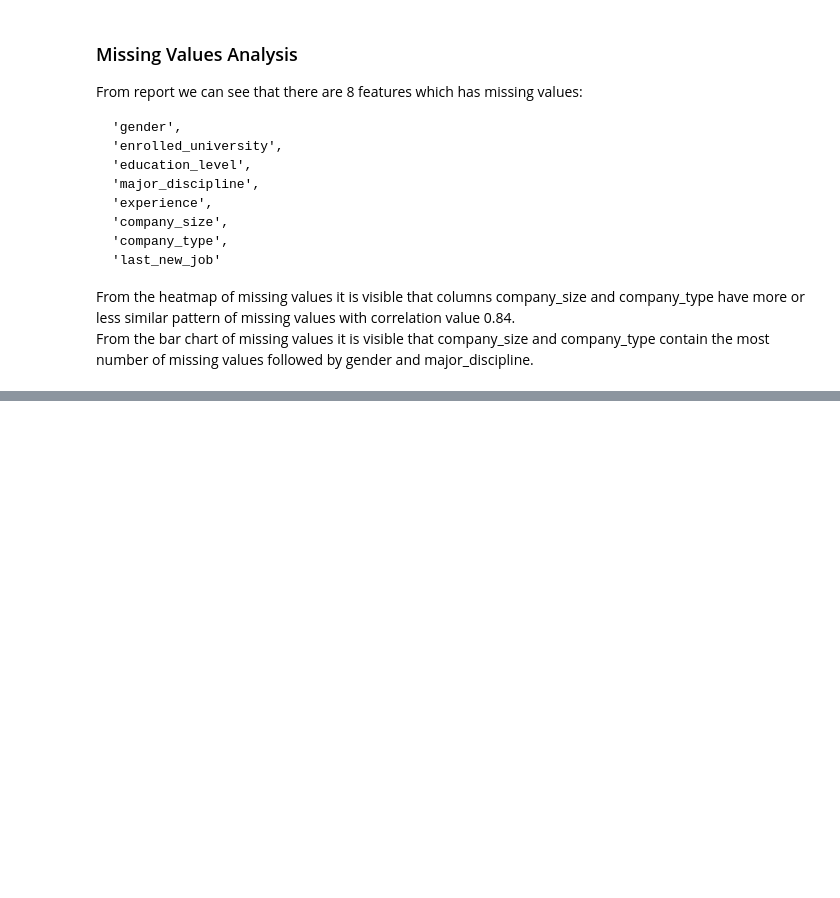
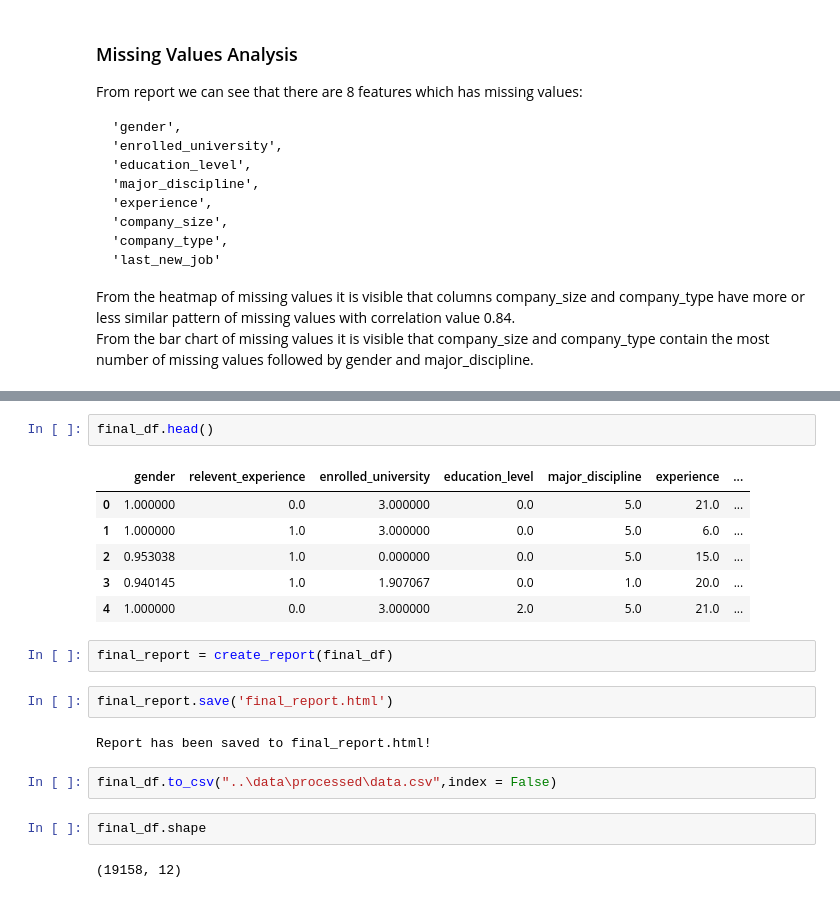
Before and after one commit to ahitankar/HR_Analytics, a Jupyter notebook: notebooks/data_prep.ipynb, the cells around one changed output, grey strips where cells are left out. Drawn from its saved outputs; the diff is of its cells as text; blank space fills up the shorter version.

```diff
--- a/notebooks/data_prep.ipynb
+++ b/notebooks/data_prep.ipynb
@@ -114,0 +199,21 @@ From the bar chart of missing values it is visible that company_size and company
+# %%
+final_df.head()
+# %% [output]
+|  | gender | relevent_experience | enrolled_university | education_level | major_discipline | experience | ... |
+| 0 | 1.000000 | 0.0 | 3.000000 | 0.0 | 5.0 | 21.0 | ... |
+| 1 | 1.000000 | 1.0 | 3.000000 | 0.0 | 5.0 | 6.0 | ... |
+| 2 | 0.953038 | 1.0 | 0.000000 | 0.0 | 5.0 | 15.0 | ... |
+| 3 | 0.940145 | 1.0 | 1.907067 | 0.0 | 1.0 | 20.0 | ... |
+| 4 | 1.000000 | 0.0 | 3.000000 | 2.0 | 5.0 | 21.0 | ... |
+# %%
+final_report = create_report(final_df)
+# %%
+final_report.save('final_report.html')
+# %% [output]
+Report has been saved to final_report.html!
+# %%
+final_df.to_csv("..\data\processed\data.csv",index = False)
+# %%
+final_df.shape
+# %% [output]
+(19158, 12)
```
Also changed, not shown: parts of 15 cells of this notebook, 3 other files.
